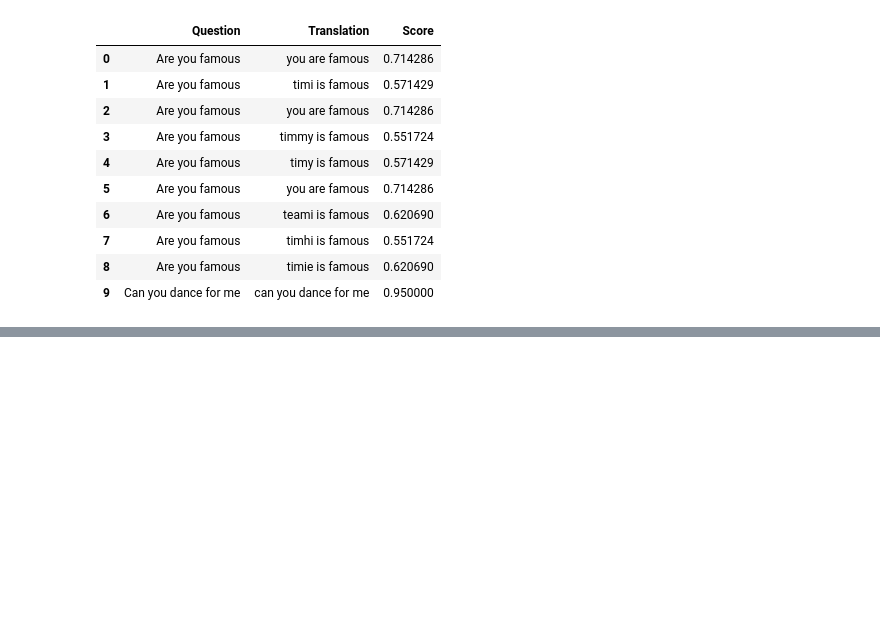
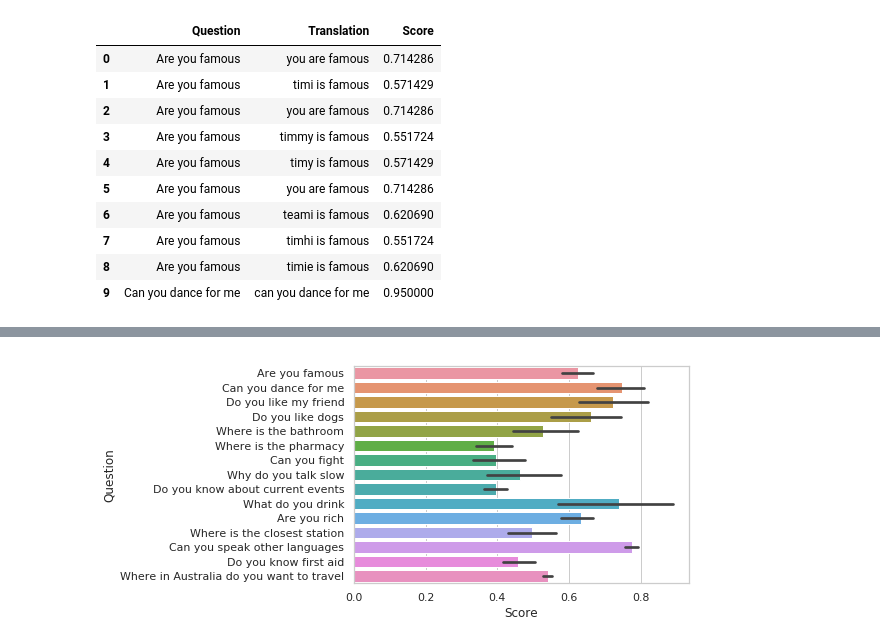
Before and after one commit to hrai/research-project, a Jupyter notebook: Response_Analysis.ipynb, the cells around one changed output, grey strips where cells are left out. Saved outputs shown, nothing was run; the diff lists cells and outputs as text; code cells hidden in the pictures; blank space fills up the shorter version.

```diff
--- a/Response_Analysis.ipynb
+++ b/Response_Analysis.ipynb
@@ -56,0 +80,7 @@ group_by_question.head(1)
+# %%
+from statistics import *
+
+sns.set(style="whitegrid")
+ax = sns.barplot(x="Score", y="Question", orient='h', estimator=mean, data=df)
+# %% [output]
+[figure, added]
```
Also changed, not shown: parts of 7 cells of this notebook.
